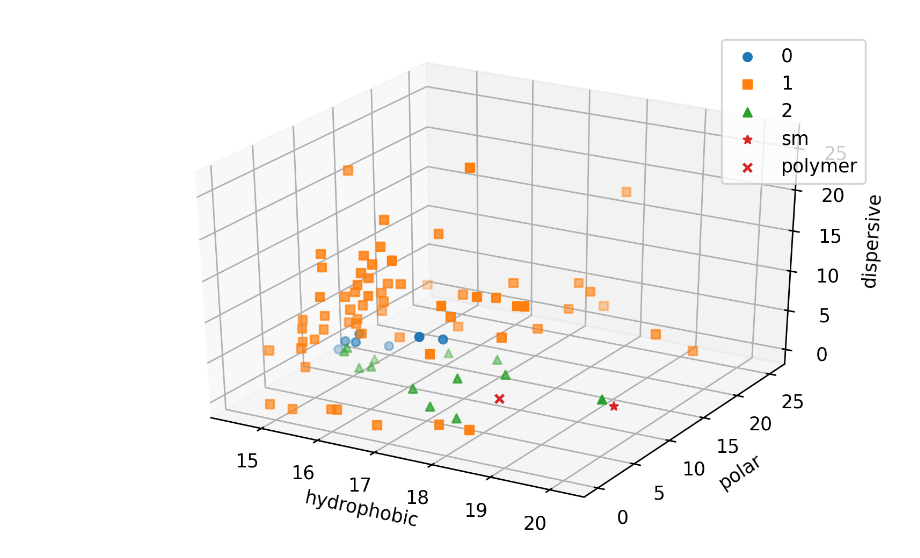
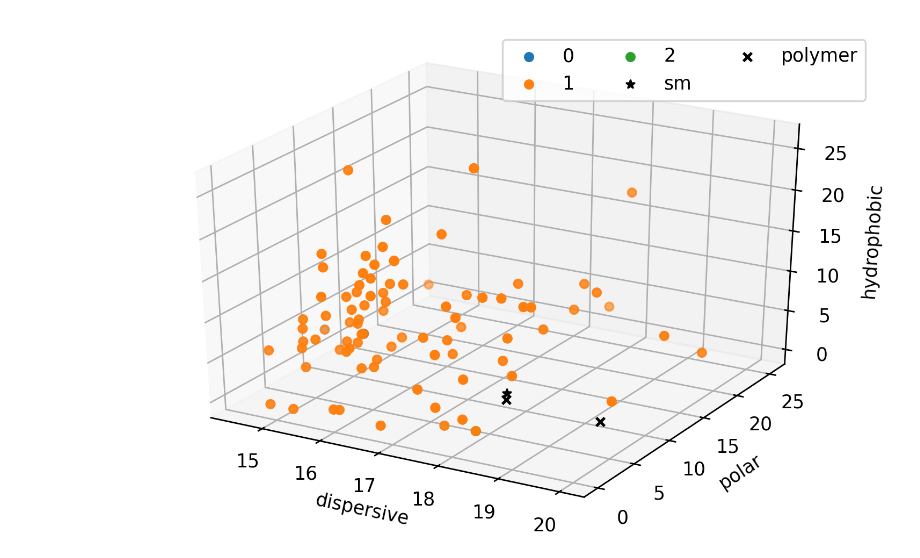
Before and after one commit to kiranvad/polyphase, a Jupyter notebook: notebooks/Clustering ternary HTE phase diagrams.ipynb, the cells around one changed output. Cells and saved outputs as stored; diff of their text form; code cells hidden in the pictures.

Commit message:
uniify phase and parphase add clustering to notebooks

```diff
--- a/notebooks/Clustering ternary HTE phase diagrams.ipynb
+++ b/notebooks/Clustering ternary HTE phase diagrams.ipynb
@@ -106,0 +121,11 @@ delta_polymer = solubs['polymers'].loc[solubs['polymers'].name==polymerstr].iloc
+# %%
+# laplacian eigenmaps
+from sklearn.manifold import spectral_embedding
+from sklearn.cluster import spectral_clustering
+embedding = spectral_embedding(X,n_components=2, norm_laplacian=True, random_state=0, drop_first=True)
+
+fig, ax = plt.subplots()
+ax.scatter(embedding[:,0], embedding[:,1],s=50)
+ax.set_xlabel('Eigen vector 1')
+ax.set_ylabel('Eigen vector 2')
+plt.show()
@@ -107,29 +163,31 @@ delta_polymer = solubs['polymers'].loc[solubs['polymers'].name==polymerstr].iloc
+# %%
+from collections import Counter
+delta_sm = []
+for key in Counter([tuple(i) for i in sys_df['delta_SM']]):
+    delta_sm.append(list(key))
+delta_polymer = []
+for key in Counter([tuple(i) for i in sys_df['delta_polymer']]):
+    delta_polymer.append(list(key))
+delta_solv = np.asarray(sys_df['delta_solv'].to_list())
 # %%
-n_clusters = 3
-clustering = SpectralClustering(n_clusters=n_clusters,assign_labels="discretize",random_state=0, affinity='precomputed')
-labels = clustering.fit_predict(X)
-
-
-markers = ['o','s','^','x']
-
 fig = plt.figure(dpi=250)
 ax = fig.add_subplot(projection='3d')
-for m, label in zip(markers, range(n_clusters)):
-    ax.scatter(sys_df.loc[labels==label,'solv_h'], sys_df.loc[labels==label,'solv_p'],
-               sys_df.loc[labels==label,'solv_d'], marker=m, label=str(label))
+for label in range(num_clusters):
+    ax.scatter(delta_solv[labels==label, 0], delta_solv[labels==label,1],
+               delta_solv[labels==label, 2], label=str(label))
 
-ax.scatter(delta_sm['dispersive'],delta_sm['polar'],delta_sm['hydrogen'],
-           marker='*', color='tab:red', label='sm')
-ax.scatter(delta_polymer['dispersive'],delta_polymer['polar'],delta_polymer['hydrogen'],
-           marker='x', color='tab:red', label='polymer')
+for i,value in enumerate(delta_sm):
+    ax.scatter(value[0],value[1],value[2], marker='*', color='k', label='sm' if i==0 else "")
+for i, value in enumerate(delta_polymer):
+    ax.scatter(value[0],value[1],value[2], marker='x', color='k', label='polymer'if i==0 else "")
 
-ax.set_xlabel('hydrophobic')
+ax.set_xlabel('dispersive')
 ax.set_ylabel('polar')
-ax.set_zlabel('dispersive')
-ax.legend()
+ax.set_zlabel('hydrophobic')
+ax.legend(ncol=3)
 plt.tight_layout()
 plt.show()
 # %% [output]
-[figure, old version]
+[figure, new version]
 # %%
 from mpl_toolkits.axes_grid1 import ImageGrid
```
Also changed, not shown: parts of 23 cells of this notebook, 18 other files.
